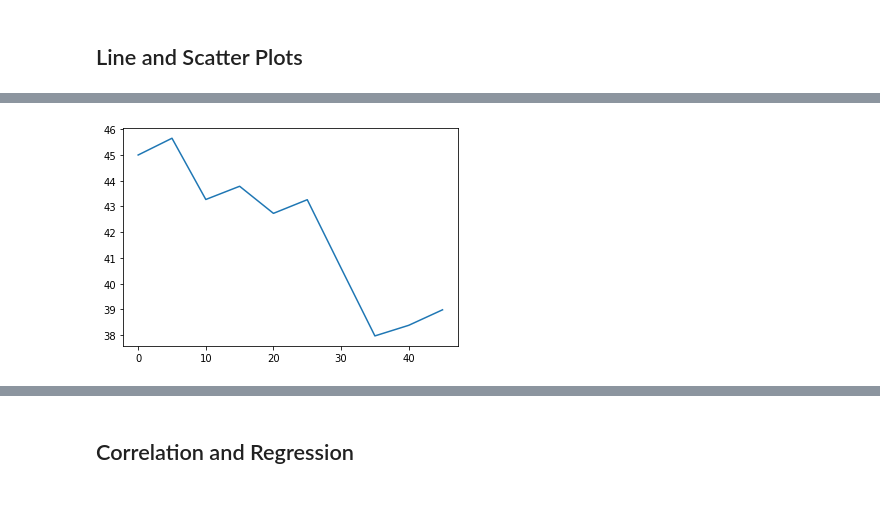
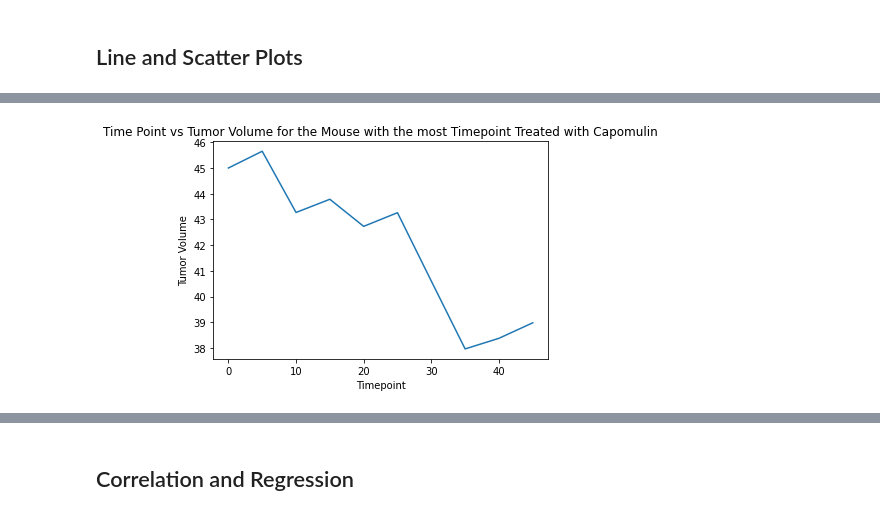
Before and after one commit to ChloeThan/Matplotlib_Challenge, a Jupyter notebook: pymaceuticals_chloe.ipynb, the cells around one changed output, grey strips where cells are left out. Saved outputs shown, nothing was run; the diff lists cells and outputs as text; code cells hidden in the pictures.

```diff
--- a/pymaceuticals_chloe.ipynb
+++ b/pymaceuticals_chloe.ipynb
@@ -355,10 +370,11 @@ mouse_Capomulin = mice_Capomulin.loc[mice_Capomulin['Mouse ID'].isin(a_Capomulin
-# %%
-# Generate a scatter plot of mouse weight versus average tumor volume for the Capomulin regimen
-
-plt.plot(mouse_Capomulin['Timepoint'], mouse_Capomulin['Tumor Volume (mm3)'])
-
-# Show the graph that we have created
-
-plt.show()
-# %% [output]
-[figure, removed]
+# %%
+plt.plot(mouse_Capomulin['Timepoint'], mouse_Capomulin['Tumor Volume (mm3)'])
+plt.title("Time Point vs Tumor Volume for the Mouse with the most Timepoint Treated with Capomulin")
+plt.xlabel("Timepoint")
+plt.ylabel("Tumor Volume")
+
+# Show the graph that we have created
+
+plt.show()
+# %% [output]
+[figure, added]
```
Also changed, not shown: parts of 6 cells of this notebook.
